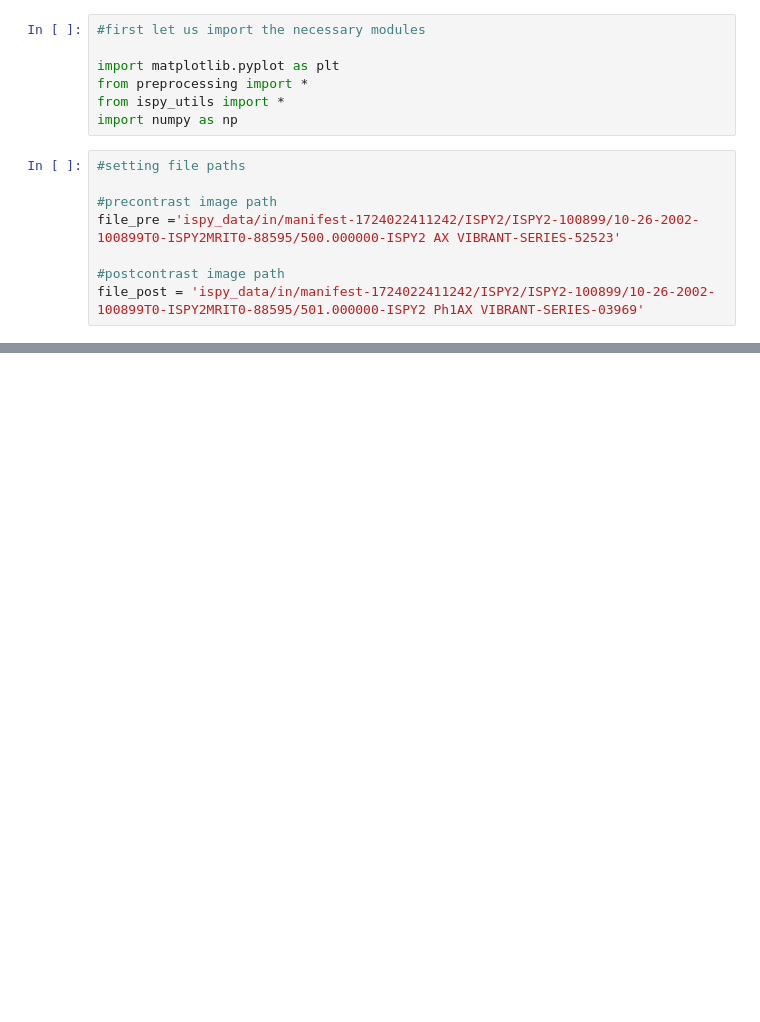
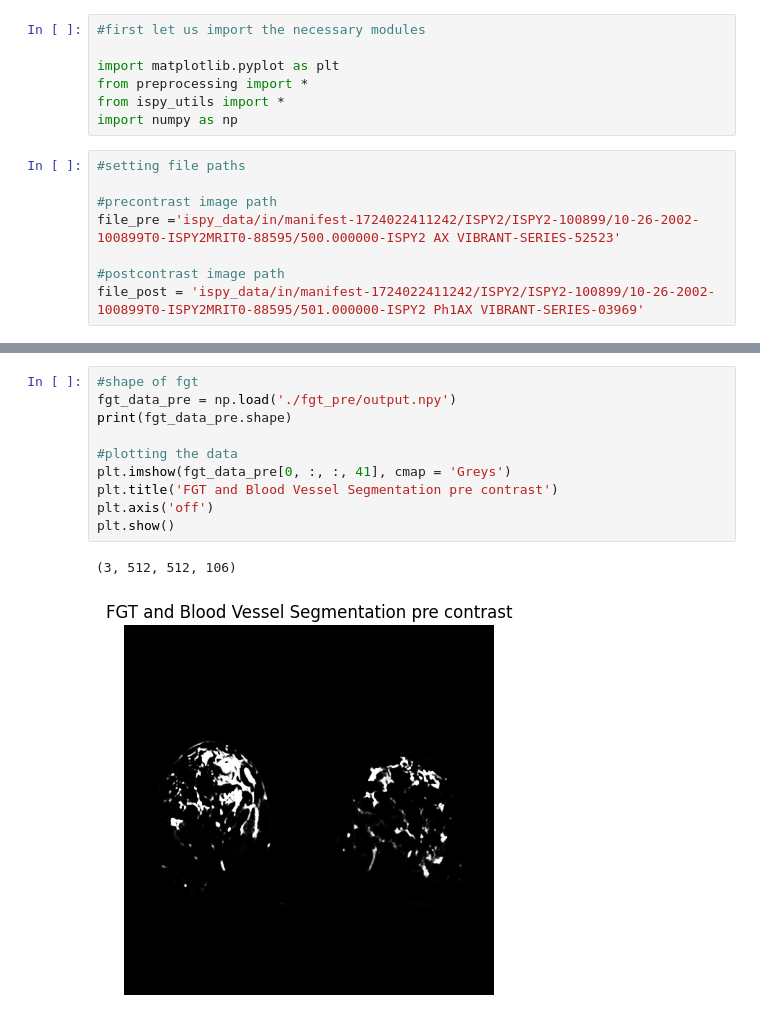
Before and after one commit to hsuryainfo/3D-Breast-FGT-and-Blood-Vessel-Segmentation, a Jupyter notebook: ispy.ipynb, the cells around one changed output, grey strips where cells are left out. Saved outputs shown, nothing was run; the diff lists cells and outputs as text; blank space fills up the shorter version.

```diff
--- a/ispy.ipynb
+++ b/ispy.ipynb
@@ -61,0 +70,13 @@ NameError: name 'read_precontrast_mri_ispy' is not defined
+# %%
+#shape of fgt
+fgt_data_pre = np.load('./fgt_pre/output.npy')
+print(fgt_data_pre.shape)
+
+#plotting the data
+plt.imshow(fgt_data_pre[0, :, :, 41], cmap = 'Greys')
+plt.title('FGT and Blood Vessel Segmentation pre contrast')
+plt.axis('off')
+plt.show()
+# %% [output]
+(3, 512, 512, 106)
+[figure, added]
```
Also changed, not shown: parts of 7 cells of this notebook.
